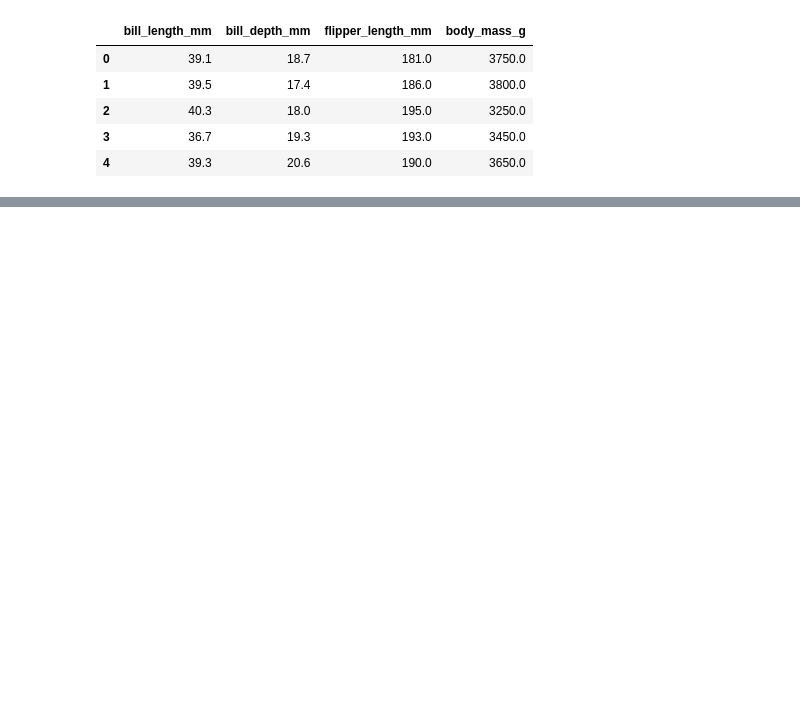
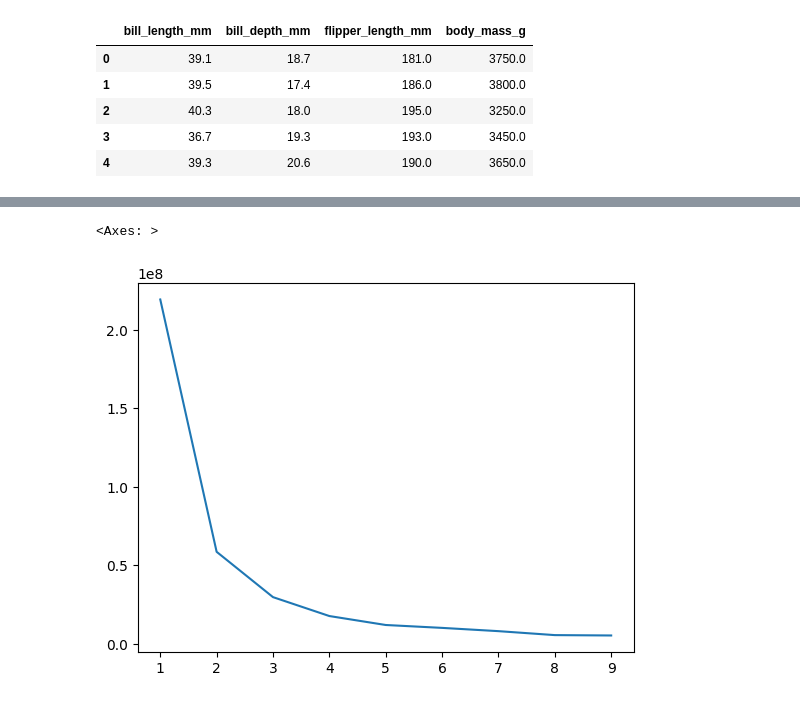
Before and after one commit to jhbellingrath/CS-290-Classwork, a Jupyter notebook: notebooks/k_mean_clustering.ipynb, the cells around one changed output, grey strips where cells are left out. Drawn from its saved outputs; the diff is of its cells as text; code cells hidden in the pictures; blank space fills up the shorter version.

```diff
--- a/notebooks/k_mean_clustering.ipynb
+++ b/notebooks/k_mean_clustering.ipynb
@@ -29,9 +29,6 @@ df.head()
 | 2 | 40.3 | 18.0 | 195.0 | 3250.0 |
 | 3 | 36.7 | 19.3 | 193.0 | 3450.0 |
 | 4 | 39.3 | 20.6 | 190.0 | 3650.0 |
-# %%
-##setting up initial centroids
-initials=[100,200,300]
 # %%
 def avg(X): ##inputs a list,X
   averages=[]
@@ -45,7 +42,7 @@ def avg(X): ##inputs a list,X
       averages.append(sum/len(X))
   return averages
 # %%
-def make_clusters(k,df,centroids):
+def make_clusters(df,centroids):
   clusters=[]
   for i in range(k): #makes the initial empty cluster lists
     clusters.append([])
@@ -108,0 +101,4 @@ IndexError: list index out of range
+# %%
+clusters=[]
+k=3
+k_mean(df)
@@ -115,3 +125,18 @@ def inertia(df,clusters,centroids):
     for j in range(len(clusters[i])):
       inert+=dist(centroids[i],df.iloc[clusters[i][j]])**2
   return inert
+# %%
+ks=[]
+inertias=[]
+for i in range(1,10):
+  k=i
+  ks.append(k)
+  temp=[]
+  for j in range(10):
+    temp.append(k_mean(df)[1])
+  temp.sort()
+  inertias.append(temp[0])
+sns.lineplot( x = ks, y = inertias)
+# %% [output]
+<Axes: >
+[figure, added]
```
Also changed, not shown: parts of 3 cells of this notebook.
